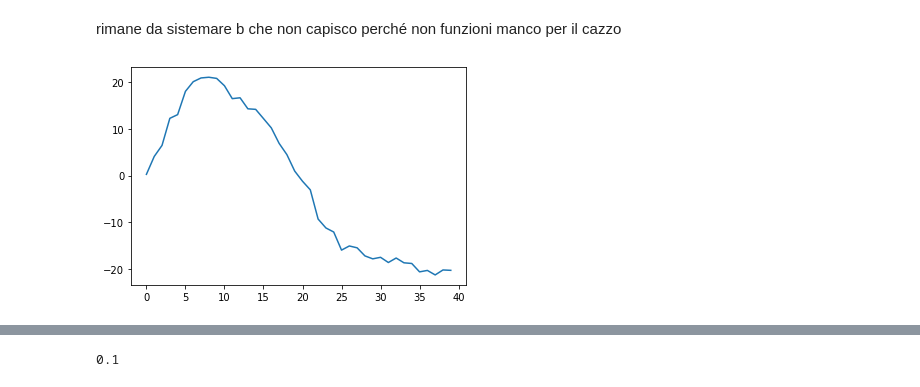
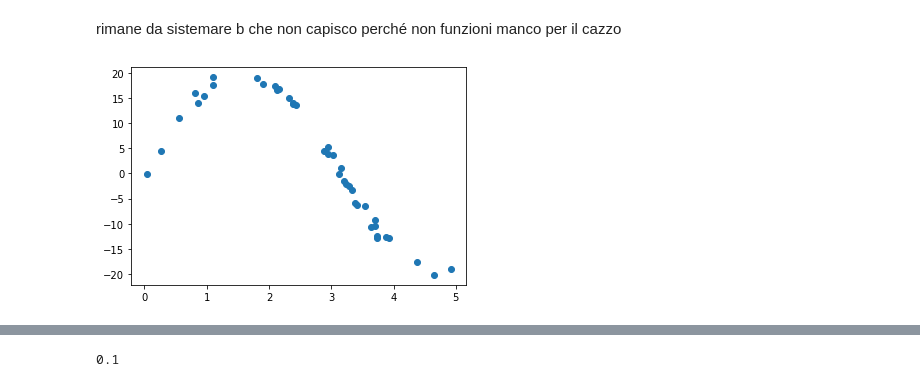
Before and after one commit to EliaPiccoli/ML-CM-Project, a Jupyter notebook: cm_scripts/prova_rbf.ipynb, the cells around one changed output, grey strips where cells are left out. Drawn from its saved outputs; the diff is of its cells as text; code cells hidden in the pictures.

```diff
--- a/cm_scripts/prova_rbf.ipynb
+++ b/cm_scripts/prova_rbf.ipynb
@@ -12,14 +12,14 @@ import copy
 # %%
 # x = np.vstack(np.arange(1,11,1))
 # y = np.array([[45000],[50000],[60000],[80000],[110000],[150000],[200000],[300000],[500000],[1000000]])
 x = np.vstack(np.sort(5 * np.random.rand(40, 1), axis=0))
 y = 10* np.sin(x)
 y += [ yi + 3 * (0.5 - np.random.rand()) for yi in y]
-plt.plot(y)
+plt.scatter(x,y)
 plt.show()
 sc_X = StandardScaler()
 sc_y = StandardScaler()
 x = sc_X.fit_transform(x)
 y = sc_y.fit_transform(y)
 # %% [output]
-[figure, old version]
+[figure, new version]
```
Also changed, not shown: parts of 16 cells of this notebook, 5 other files.
